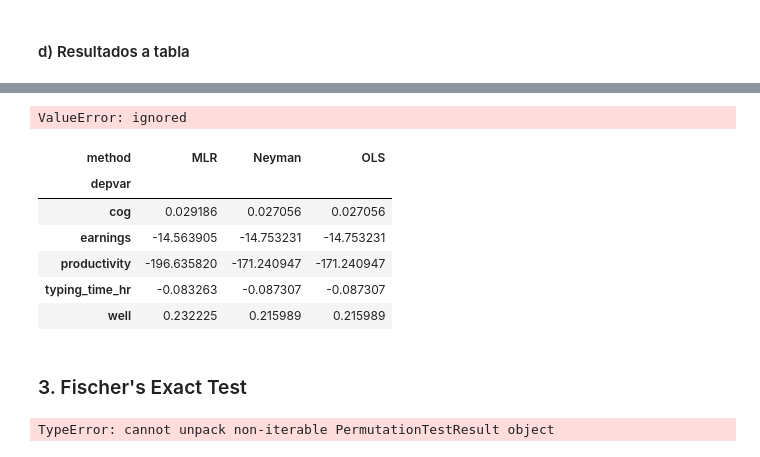
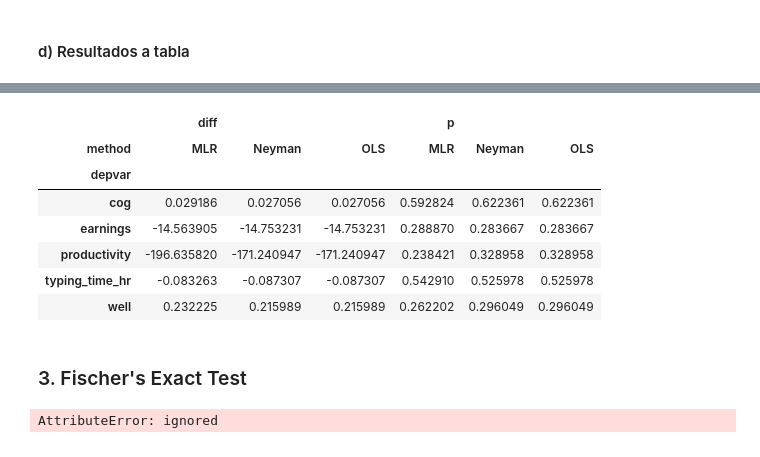
Before and after one commit to ArturoSbr/EmtrAp-hw01, a Jupyter notebook: cod/main.ipynb, the cells around one changed output, grey strips where cells are left out. Saved outputs shown, nothing was run; the diff lists cells and outputs as text; code cells hidden in the pictures.

```diff
--- a/cod/main.ipynb
+++ b/cod/main.ipynb
@@ -76,12 +85,18 @@ m.f_pvalue
 ### 2. Efectos de tratamiento
 Declarar todas las variables dependientes
 # %%
-# Crear medida estandarizada de habilidades cognitivas
-d2['cogni'] = d2[['corsi_measure','hf_measure','pvt_measure']] \
+# Crear índice de habilidades cognitivas
+d2['cog'] = d2[['corsi_measure','hf_measure','pvt_measure']] \
     .apply(lambda x: (x - x.mean()) / x.std()).mean(axis=1)
 
+# Crear índice de preferencias
+# ?
+
+# Crear índice de bienestar
+d2['well'] = d2['ds_g1_satisfaction']
+
 # Variables dependientes
-Y = ['productivity','tot_earnings','cogni','daily_savings','happy','ds_g1_satisfaction','typing_time_hr']
+Y = ['productivity','earnings','typing_time_hr','cog','well']
 # %% [markdown]
 #### a) Estimadores de Neyman
 # %%
@@ -174,26 +176,22 @@ t.head()
-# %%
-pd.wide_to_long(df=t, stubnames=['diff','p'], i='depvar', j='method')
-# %% [output]
-ValueError: ignored
 # %%
 # Concatenar resultados
 t = pd.concat([t_ney.assign(method='Neyman'),
                t_ols.assign(method='OLS'),
                t_ctr.assign(method='MLR')])
 
-#
-
 # Limpiar tabla
 t = t[['method','depvar','diff','p']].sort_values('depvar')
-t.pivot(index='depvar', columns='method', values='diff')
+t = t.pivot(index='depvar', columns='method', values=['diff','p'])
+t
 # %% [output]
-| method | MLR | Neyman | OLS |
-| depvar |  |  |  |
-| cog | 0.029186 | 0.027056 | 0.027056 |
-| earnings | -14.563905 | -14.753231 | -14.753231 |
-| productivity | -196.635820 | -171.240947 | -171.240947 |
-| typing_time_hr | -0.083263 | -0.087307 | -0.087307 |
-| well | 0.232225 | 0.215989 | 0.215989 |
+|  | diff |  |  | p |  |  |
+| method | MLR | Neyman | OLS | MLR | Neyman | OLS |
+| depvar |  |  |  |  |  |  |
+| cog | 0.029186 | 0.027056 | 0.027056 | 0.592824 | 0.622361 | 0.622361 |
+| earnings | -14.563905 | -14.753231 | -14.753231 | 0.288870 | 0.283667 | 0.283667 |
+| productivity | -196.635820 | -171.240947 | -171.240947 | 0.238421 | 0.328958 | 0.328958 |
+| typing_time_hr | -0.083263 | -0.087307 | -0.087307 | 0.542910 | 0.525978 | 0.525978 |
+| well | 0.232225 | 0.215989 | 0.215989 | 0.262202 | 0.296049 | 0.296049 |
 # %% [markdown]
 ### 3. Fischer's Exact Test
 # %%
@@ -203,4 +201,4 @@ stats.permutation_test(data=(d2.loc[d2['T_nap'].eq(1) & d2['tot_earnings'].notna
                        n_resamples=1000,
                        random_state=42)
 # %% [output]
-TypeError: cannot unpack non-iterable PermutationTestResult object
+AttributeError: ignored
```
Also changed, not shown: parts of 4 cells of this notebook.
